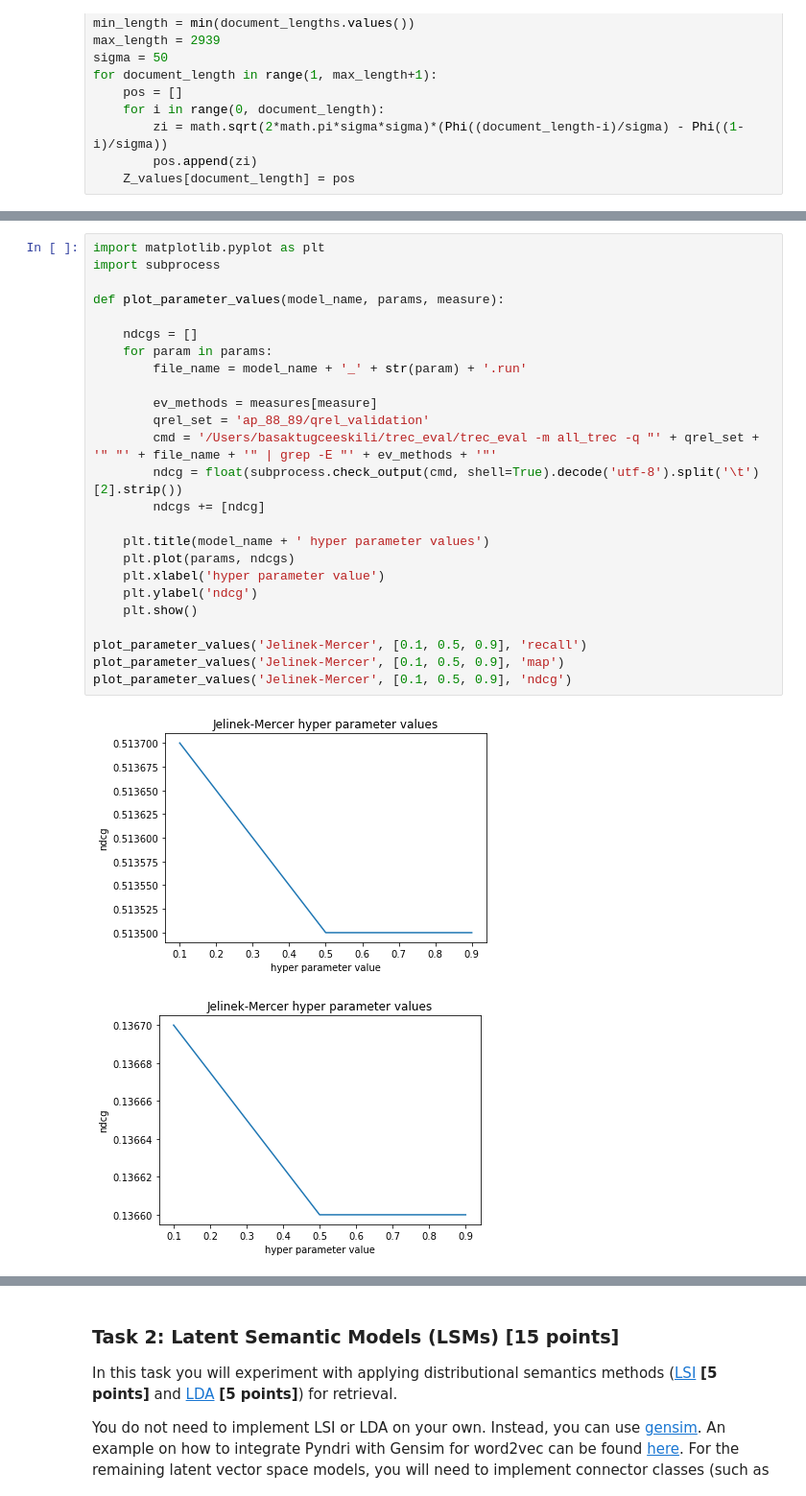
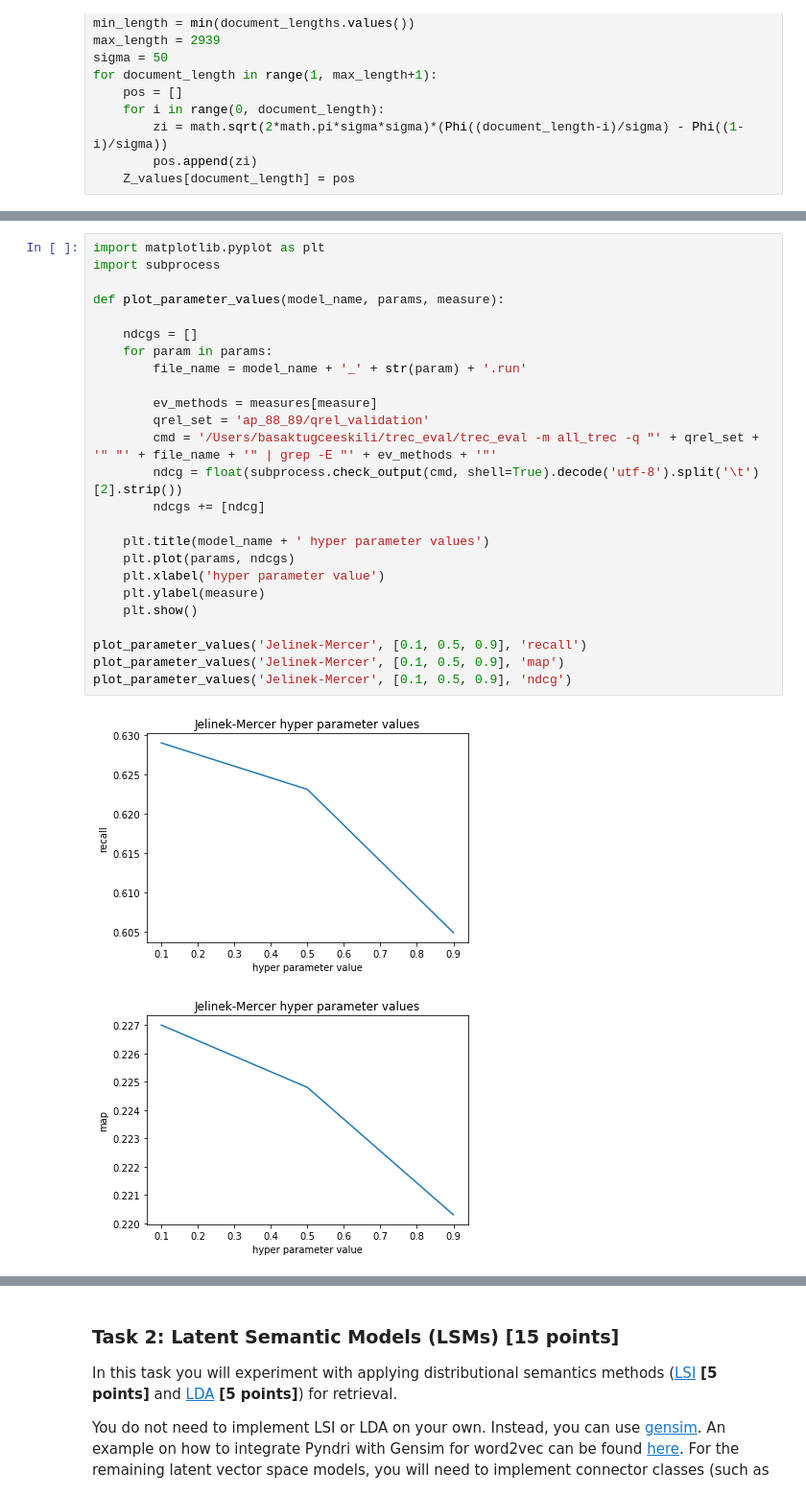
Before and after one commit to DAAAAAAAAAAAAAAAAN/IR1HW2, a Jupyter notebook: Task_1.ipynb, the cells around one changed output, grey strips where cells are left out. Shown at 96% size. Cells and saved outputs as stored; diff of their text form.

```diff
--- a/Task_1.ipynb
+++ b/Task_1.ipynb
@@ -879,28 +899,28 @@ PLM_optimized(121854, [5465, 276, 1633, 1704, 3895], 76)
 # %%
 import matplotlib.pyplot as plt
 import subprocess
 
 def plot_parameter_values(model_name, params, measure):
 
     ndcgs = []
     for param in params:
         file_name = model_name + '_' + str(param) + '.run'
 
         ev_methods = measures[measure]
         qrel_set = 'ap_88_89/qrel_validation'
         cmd = '/Users/basaktugceeskili/trec_eval/trec_eval -m all_trec -q "' + qrel_set + '" "' + file_name + '" | grep -E "' + ev_methods + '"'
         ndcg = float(subprocess.check_output(cmd, shell=True).decode('utf-8').split('\t')[2].strip())
         ndcgs += [ndcg]
 
     plt.title(model_name + ' hyper parameter values')
     plt.plot(params, ndcgs)
     plt.xlabel('hyper parameter value')
-    plt.ylabel('ndcg')
+    plt.ylabel(measure)
     plt.show()
 
 plot_parameter_values('Jelinek-Mercer', [0.1, 0.5, 0.9], 'recall')
 plot_parameter_values('Jelinek-Mercer', [0.1, 0.5, 0.9], 'map')
 plot_parameter_values('Jelinek-Mercer', [0.1, 0.5, 0.9], 'ndcg')
 # %% [output]
-[figure, old version]
+[figure, new version]
-[figure, old version]
+[figure, new version]
```
Also changed, not shown: parts of 16 cells of this notebook, 13 other files.
